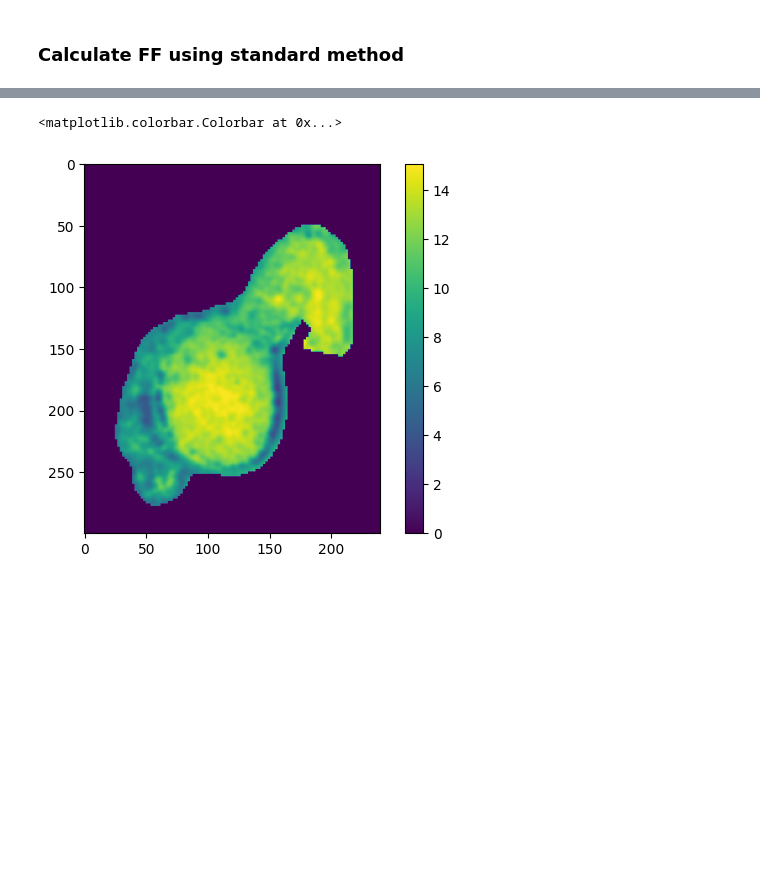
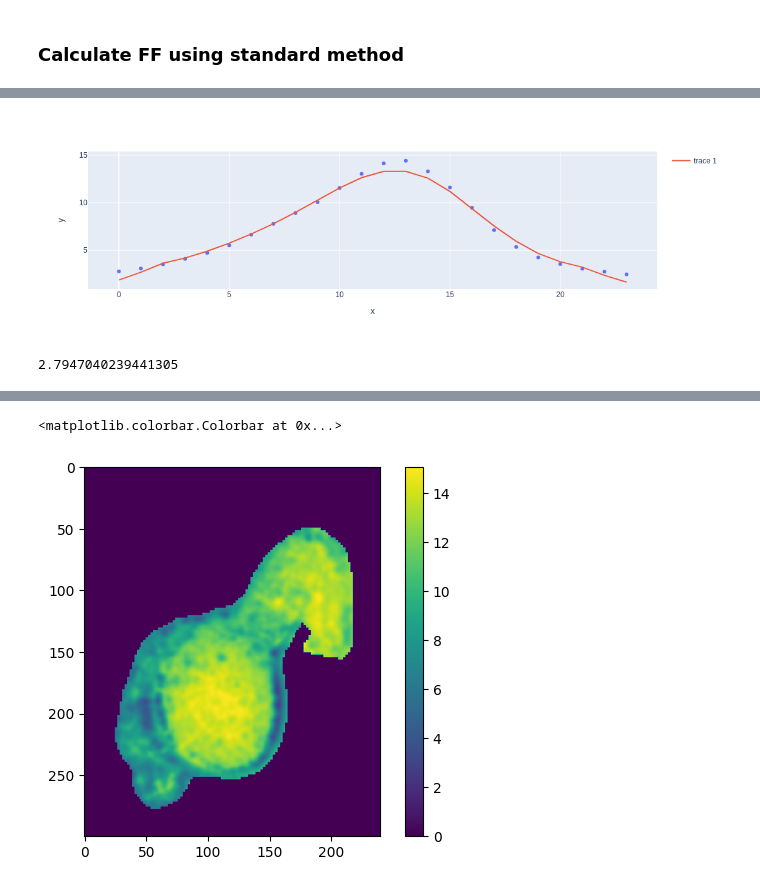
Before and after one commit to nlammers371/morphseq, a Jupyter notebook: jupyter/test_ff_alternatives_v2.ipynb, the cells around one changed output, grey strips where cells are left out. Cells and saved outputs as stored; diff of their text form; code cells hidden in the pictures; blank space fills up the shorter version.

```diff
--- a/jupyter/test_ff_alternatives_v2.ipynb
+++ b/jupyter/test_ff_alternatives_v2.ipynb
@@ -76,11 +79,22 @@ plt.show()
 # %%
 import plotly.express as px
+import plotly.graph_objects as go
 
 abs_laps = abs_laps.numpy()
+max_i = np.argmax(abs_laps, axis=0)
+
+joint_mask = im_mask.copy()
+joint_mask[yolk_mask==1] = 0
 
 mask_laps = []
 for i in range(abs_laps.shape[0]):
-    mask_laps.append(np.mean(abs_laps[i][im_mask==1]))
+    mask_laps.append(np.mean(abs_laps[i][joint_mask==1]))
 
-px.scatter(x=range(len(mask_laps)), y=mask_laps)
+# get moving average
+avg_ft = np.ones((5,)) / 5
+mask_laps_avg = np.convolve(mask_laps, avg_ft,mode="same")
+
+fig = px.scatter(x=range(len(mask_laps)), y=mask_laps)
+fig.add_trace(go.Scatter(x=np.arange(len(mask_laps)), y=mask_laps_avg))
+fig.show()
 # %% [output]
@@ -87,0 +101,5 @@ px.scatter(x=range(len(mask_laps)), y=mask_laps)
+[figure, added]
+# %%
+np.mean(np.asarray(abs_laps[i][joint_mask==1]))
+# %% [output]
+2.7947040239441305
```
Also changed, not shown: parts of 10 cells of this notebook.
